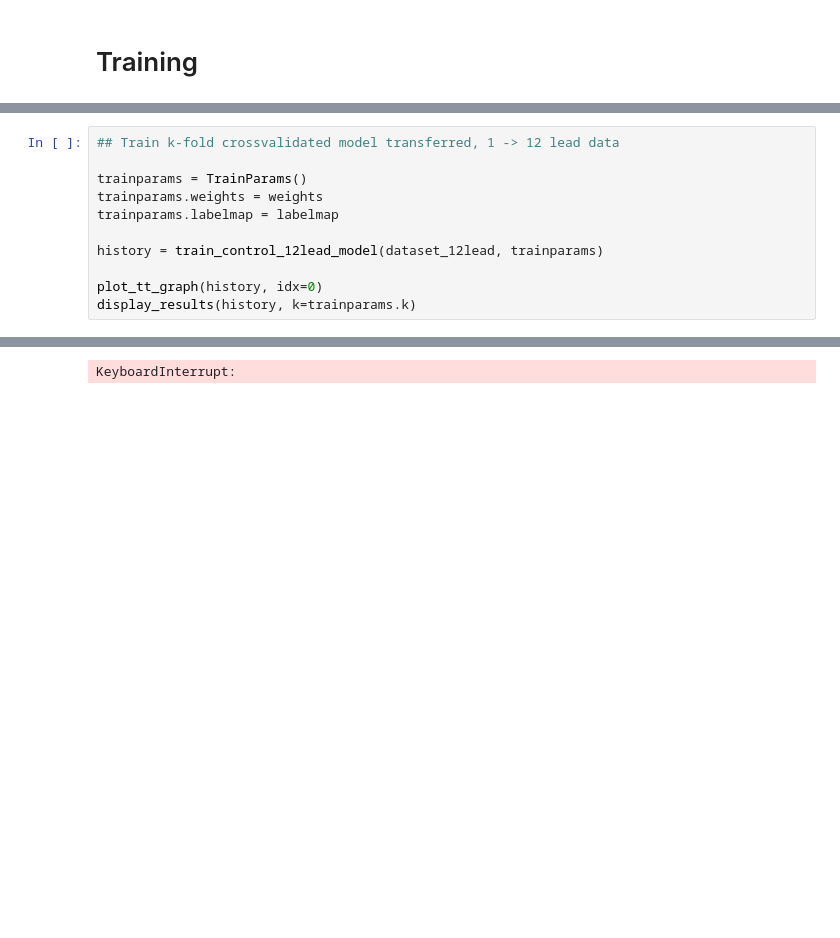
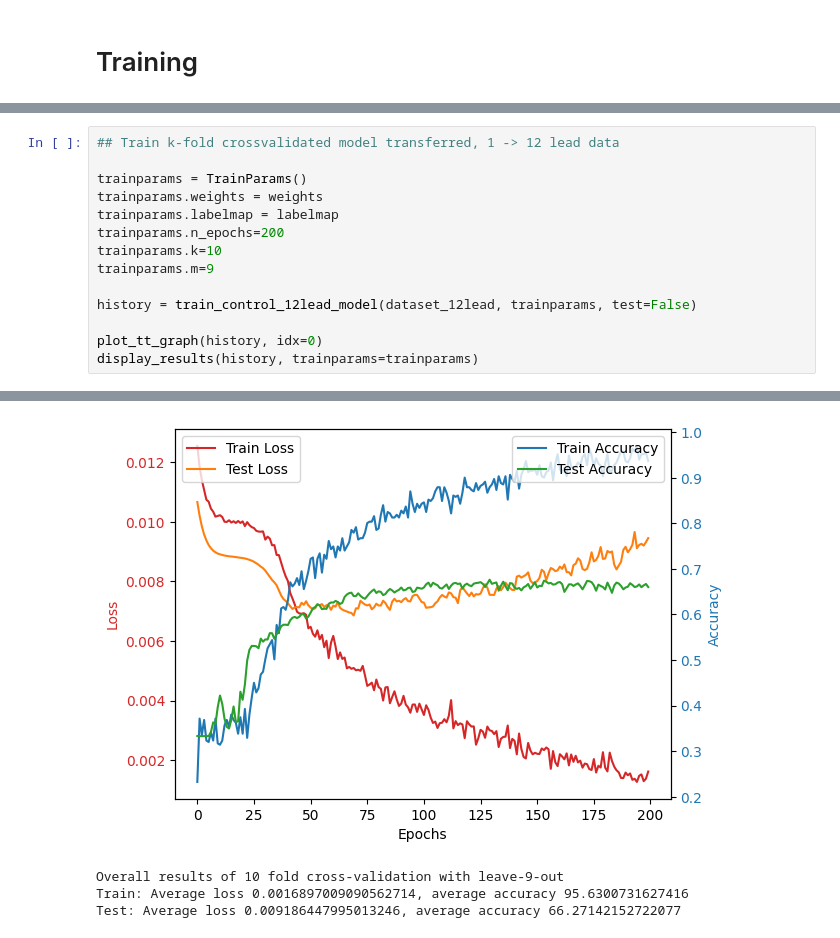
Before and after one commit to MattyAB/ecg_transfer, a Jupyter notebook: ecg.ipynb, the cells around one changed output, grey strips where cells are left out. Cells and saved outputs as stored; diff of their text form; blank space fills up the shorter version.

```diff
--- a/ecg.ipynb
+++ b/ecg.ipynb
@@ -152,10 +144,13 @@ Test: Average loss 0.004264838651869774, average accuracy 82.97193298079195
 trainparams = TrainParams()
 trainparams.weights = weights
 trainparams.labelmap = labelmap
+trainparams.n_epochs=200
+trainparams.k=10
+trainparams.m=9
 
-history = train_control_12lead_model(dataset_12lead, trainparams)
+history = train_control_12lead_model(dataset_12lead, trainparams, test=False)
 
 plot_tt_graph(history, idx=0)
-display_results(history, k=trainparams.k)
+display_results(history, trainparams=trainparams)
 # %% [output]
 Fold 1
@@ -178 +173,4 @@ Epoch:50/100 AVG Training Loss:0.00433 AVG Test Loss:0.00491 AVG Training Acc 77
+[figure, added]
-KeyboardInterrupt:
+Overall results of 10 fold cross-validation with leave-9-out
+Train: Average loss 0.0016897009090562714, average accuracy 95.6300731627416
+Test: Average loss 0.009186447995013246, average accuracy 66.27142152722077
```
Also changed, not shown: parts of 7 cells of this notebook, 3 other files.
